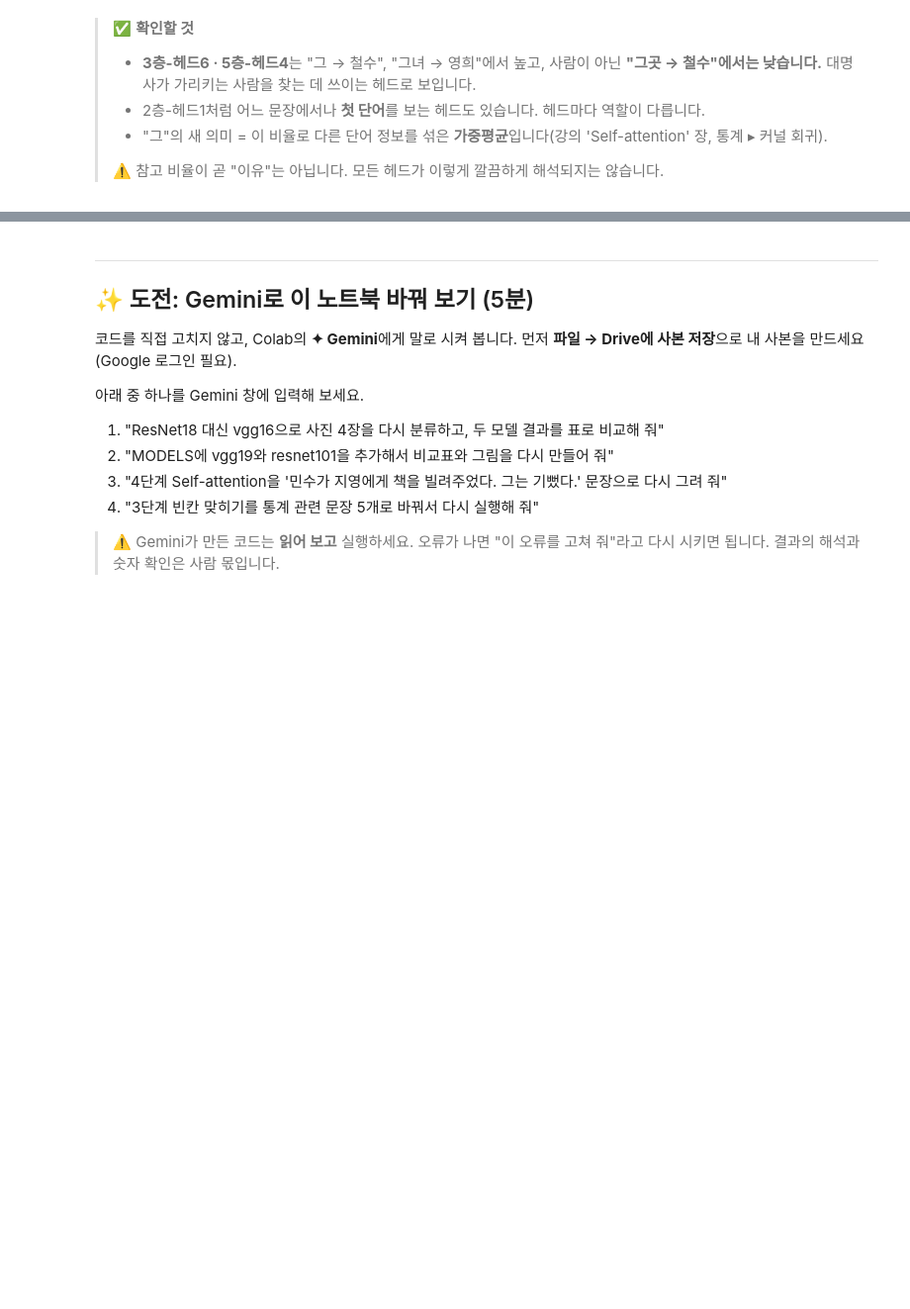
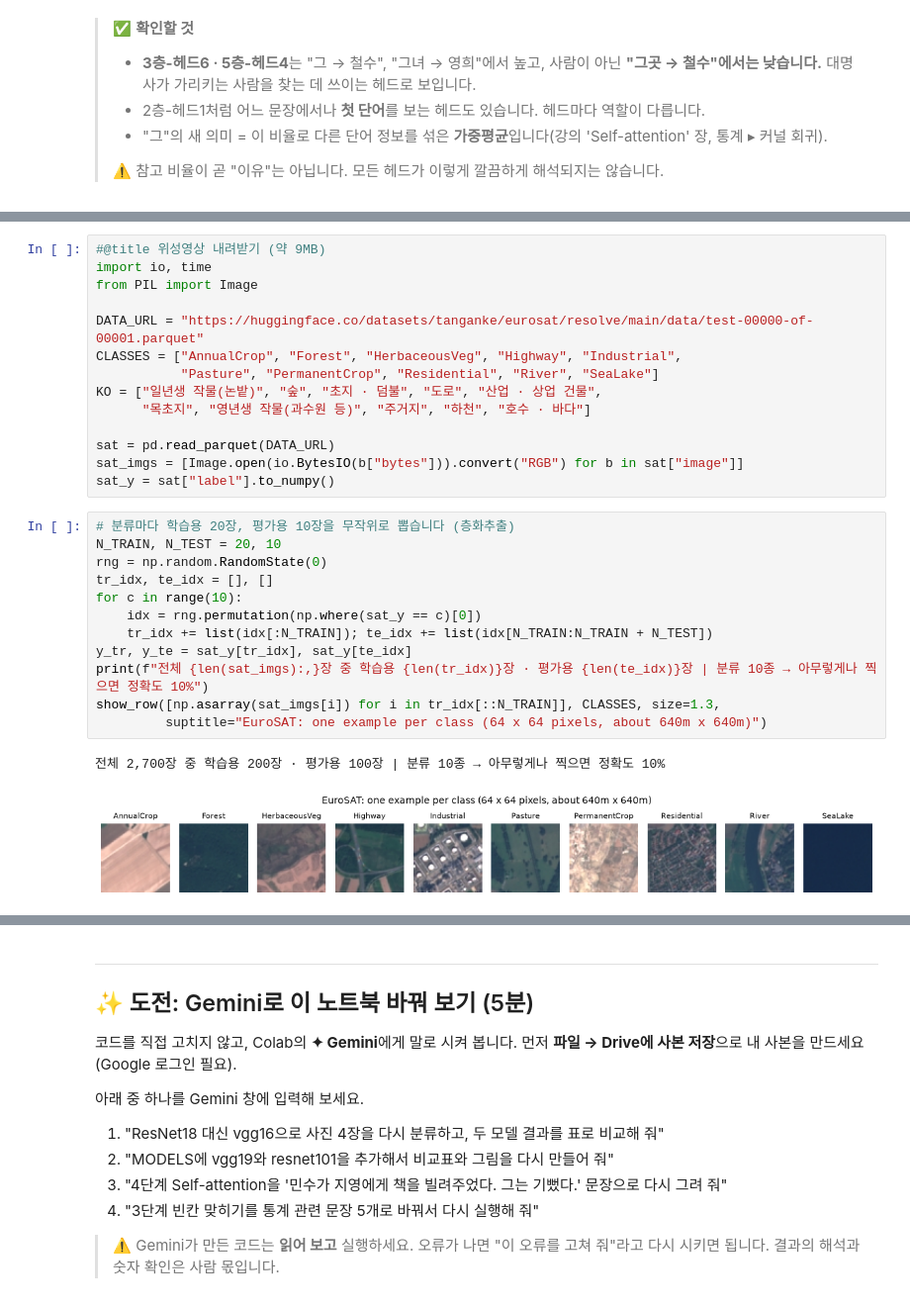
Before and after one commit to sunghoonim/stat-ai-2026, a Jupyter notebook: lab1_inference_cnn_transformer.ipynb, the cells around one changed output, grey strips where cells are left out. Shown at 99% size. Cells and saved outputs as stored; diff of their text form; blank space fills up the shorter version.

```diff
--- a/lab1_inference_cnn_transformer.ipynb
+++ b/lab1_inference_cnn_transformer.ipynb
@@ -395,0 +407,29 @@ pd.DataFrame([row], columns=uniq(tokens), index=["3층-헤드6: '그'의 참고
+# %%
+#@title 위성영상 내려받기 (약 9MB)
+import io, time
+from PIL import Image
+
+DATA_URL = "https://huggingface.co/datasets/tanganke/eurosat/resolve/main/data/test-00000-of-00001.parquet"
+CLASSES = ["AnnualCrop", "Forest", "HerbaceousVeg", "Highway", "Industrial",
+           "Pasture", "PermanentCrop", "Residential", "River", "SeaLake"]
+KO = ["일년생 작물(논밭)", "숲", "초지 · 덤불", "도로", "산업 · 상업 건물",
+      "목초지", "영년생 작물(과수원 등)", "주거지", "하천", "호수 · 바다"]
+
+sat = pd.read_parquet(DATA_URL)
+sat_imgs = [Image.open(io.BytesIO(b["bytes"])).convert("RGB") for b in sat["image"]]
+sat_y = sat["label"].to_numpy()
+# %%
+# 분류마다 학습용 20장, 평가용 10장을 무작위로 뽑습니다 (층화추출)
+N_TRAIN, N_TEST = 20, 10
+rng = np.random.RandomState(0)
+tr_idx, te_idx = [], []
+for c in range(10):
+    idx = rng.permutation(np.where(sat_y == c)[0])
+    tr_idx += list(idx[:N_TRAIN]); te_idx += list(idx[N_TRAIN:N_TRAIN + N_TEST])
+y_tr, y_te = sat_y[tr_idx], sat_y[te_idx]
+print(f"전체 {len(sat_imgs):,}장 중 학습용 {len(tr_idx)}장 · 평가용 {len(te_idx)}장 | 분류 10종 → 아무렇게나 찍으면 정확도 10%")
+show_row([np.asarray(sat_imgs[i]) for i in tr_idx[::N_TRAIN]], CLASSES, size=1.3,
+         suptitle="EuroSAT: one example per class (64 x 64 pixels, about 640m x 640m)")
+# %% [output]
+전체 2,700장 중 학습용 200장 · 평가용 100장 | 분류 10종 → 아무렇게나 찍으면 정확도 10%
+[figure, added]
```
Also changed, not shown: parts of 14 cells of this notebook, 1 other file.
